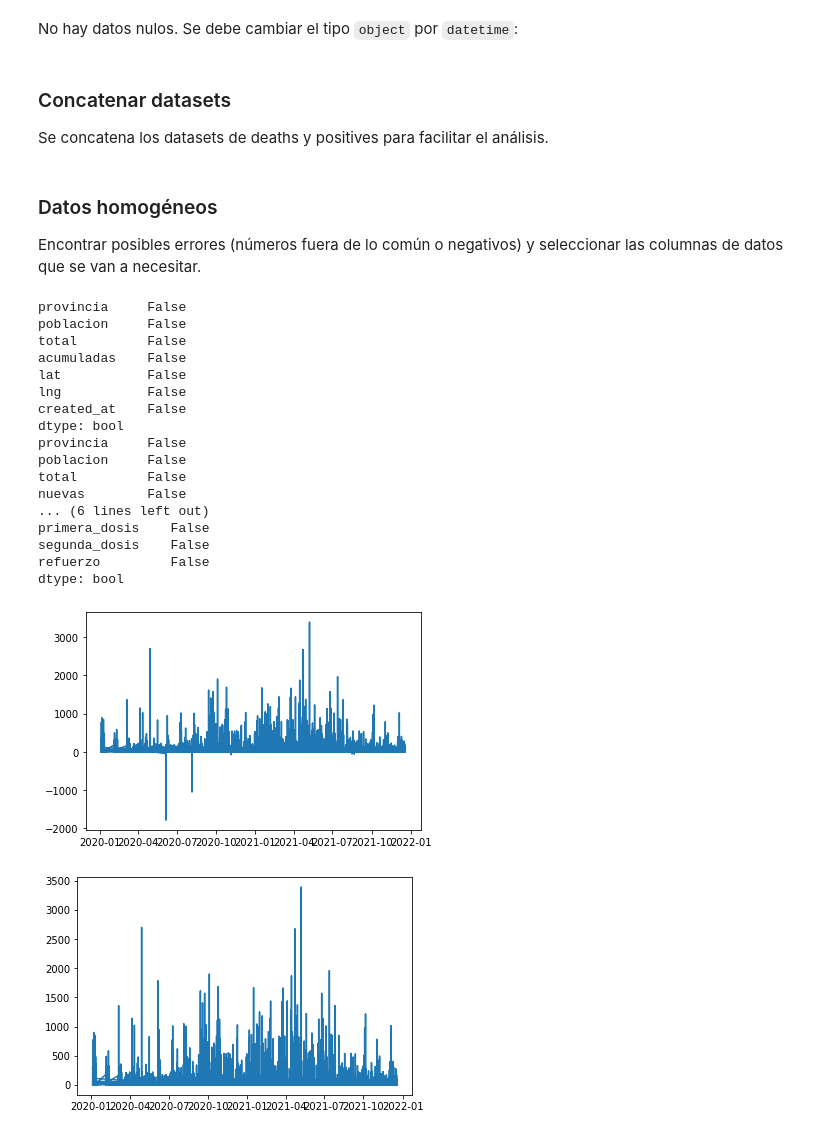
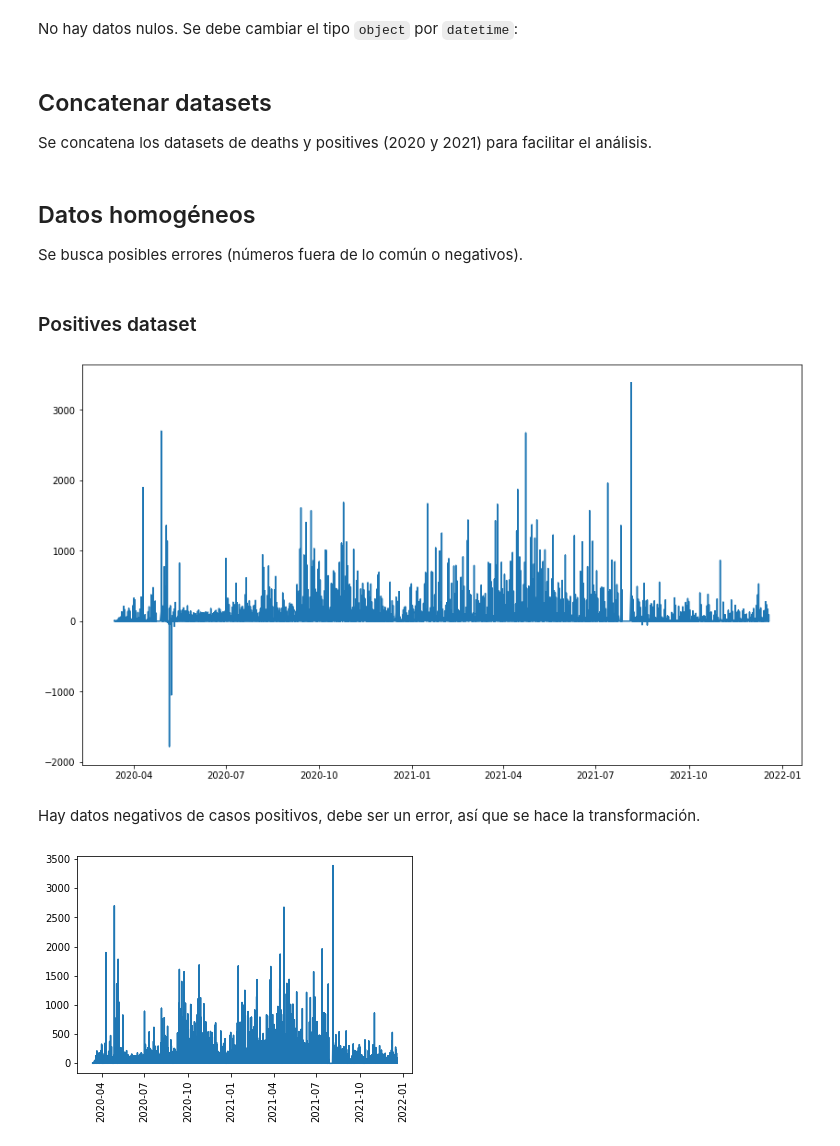
Before and after one commit to anthonymanotoa/covid-ec, a Jupyter notebook: notebooks/1.1-covid-data_process.ipynb, the cells around one changed output. Drawn from its saved outputs; the diff is of its cells as text; code cells hidden in the pictures.

Commit message:
Deaths data correction

```diff
--- a/notebooks/1.1-covid-data_process.ipynb
+++ b/notebooks/1.1-covid-data_process.ipynb
@@ -8,6 +8,8 @@ import seaborn as sns
 # Function to create DataFrames
 def create_df(path: str, name: str):
     return pd.read_csv(path + name, index_col=0)
+# %%
+path = '/work/covid-ec/data/raw/'
 # %%
 # Creating DataFrames
 deaths_2021 = create_df(path, 'deaths_2021.csv')
@@ -65,53 +62,39 @@ None
 # %% [markdown]
 No hay datos nulos. Se debe cambiar el tipo `object` por `datetime`:
 # %%
-deaths_2021['created_at'] = pd.to_datetime(deaths_2021['created_at'])
-deaths_2020['created_at'] = pd.to_datetime(deaths_2020['created_at'])
-positives_2021['created_at'] = pd.to_datetime(positives_2021['created_at'])
-positives_2020['created_at'] = pd.to_datetime(positives_2020['created_at'])
-vaccines['fecha'] = pd.to_datetime(vaccines['fecha'])
+deaths_2021['created_at'] = pd.to_datetime(deaths_2021['created_at'], dayfirst=True)
+deaths_2020['created_at'] = pd.to_datetime(deaths_2020['created_at'], dayfirst=True)
+positives_2021['created_at'] = pd.to_datetime(positives_2021['created_at'], dayfirst=True)
+positives_2020['created_at'] = pd.to_datetime(positives_2020['created_at'], dayfirst=True)
+vaccines['fecha'] = pd.to_datetime(vaccines['fecha'], dayfirst=True)
 # %% [markdown]
-### Concatenar datasets
+## Concatenar datasets
 
-Se concatena los datasets de deaths y positives para facilitar el análisis.
+Se concatena los datasets de deaths y positives (2020 y 2021) para facilitar el análisis.
 # %%
 deaths = pd.concat([deaths_2020, deaths_2021])
 positives = pd.concat([positives_2020, positives_2021])
 # %% [markdown]
-### Datos homogéneos
+## Datos homogéneos
 
-Encontrar posibles errores (números fuera de lo común o negativos) y seleccionar las columnas de datos que se van a necesitar.
+Se busca posibles errores (números fuera de lo común o negativos).
-# %%
-print(deaths.isnull().any(), positives.isnull().any(), vaccines.isnull().any(), sep='\n')
-# %% [output]
-provincia     False
-poblacion     False
-total         False
-acumuladas    False
-lat           False
-lng           False
-created_at    False
-dtype: bool
-provincia     False
-poblacion     False
-total         False
-nuevas        False
-... (6 lines left out)
-primera_dosis    False
-segunda_dosis    False
-refuerzo         False
-dtype: bool
+# %% [markdown]
+### Positives dataset
 # %%
+plt.figure(figsize=[14, 8])
 plt.plot(positives.created_at, positives.nuevas)
 plt.show()
 # %% [output]
-[figure, old version]
+[figure, new version]
+# %% [markdown]
+Hay datos negativos de casos positivos, debe ser un error, así que se hace la transformación.
 # %%
 to_replace = positives.query('nuevas < 0')['nuevas'].values
 replaced = to_replace * (-1)
 positives['nuevas'].replace(to_replace, replaced, inplace=True)
 # %%
 plt.plot(positives.created_at, positives.nuevas)
+plt.xticks(rotation=90)
 plt.show()
 # %% [output]
-[figure, old version]
+[figure, new version]
```
Also changed, not shown: parts of 36 cells of this notebook, 4 other files.
